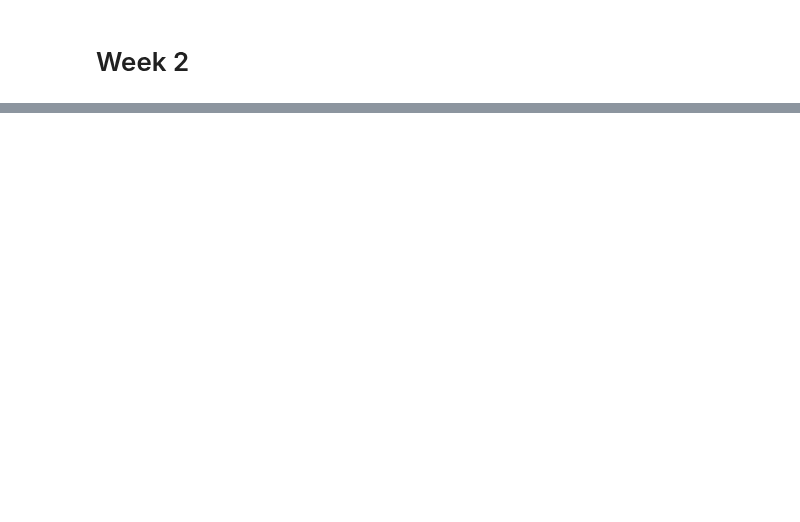
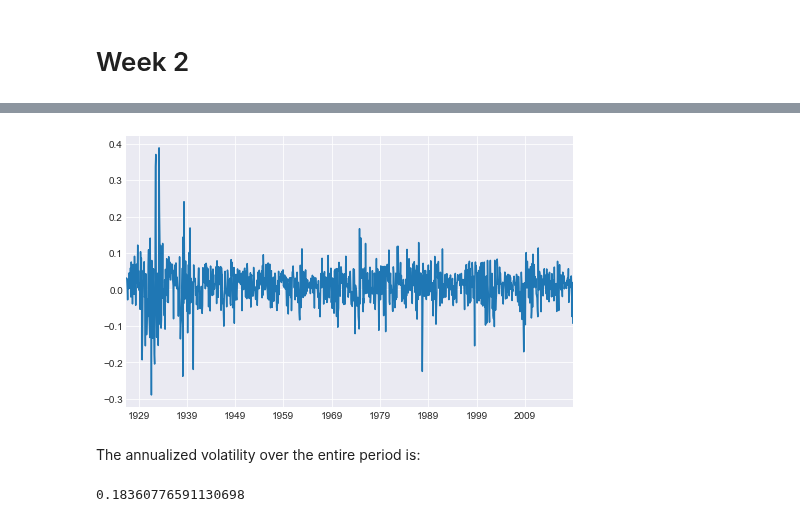
Before and after one commit to z4ir3/finance-courses, a Jupyter notebook: course_2_advanced_portfolio_construction_and_analysis_with_python/week-2.ipynb, the cells around one changed output, grey strips where cells are left out. Drawn from its saved outputs; the diff is of its cells as text; code cells hidden in the pictures; blank space fills up the shorter version.

```diff
--- a/course_2_advanced_portfolio_construction_and_analysis_with_python/week-2.ipynb
+++ b/course_2_advanced_portfolio_construction_and_analysis_with_python/week-2.ipynb
@@ -24,0 +160,13 @@ We then move on to addressing stationarity risk, namely the fact that risk param
+# %%
+tot_mkt_rets = erk.get_total_market_index_returns()
+tot_mkt_rets.plot(grid=True, figsize=(8,5))
+plt.show()
+# %% [output]
+[figure, added]
+# %% [markdown]
+The annualized volatility over the entire period is:
+# %%
+ann_vol_constant = erk.annualize_vol(tot_mkt_rets, periods_per_year=12)
+ann_vol_constant
+# %% [output]
+0.18360776591130698
```
Also changed, not shown: parts of 11 cells of this notebook.
